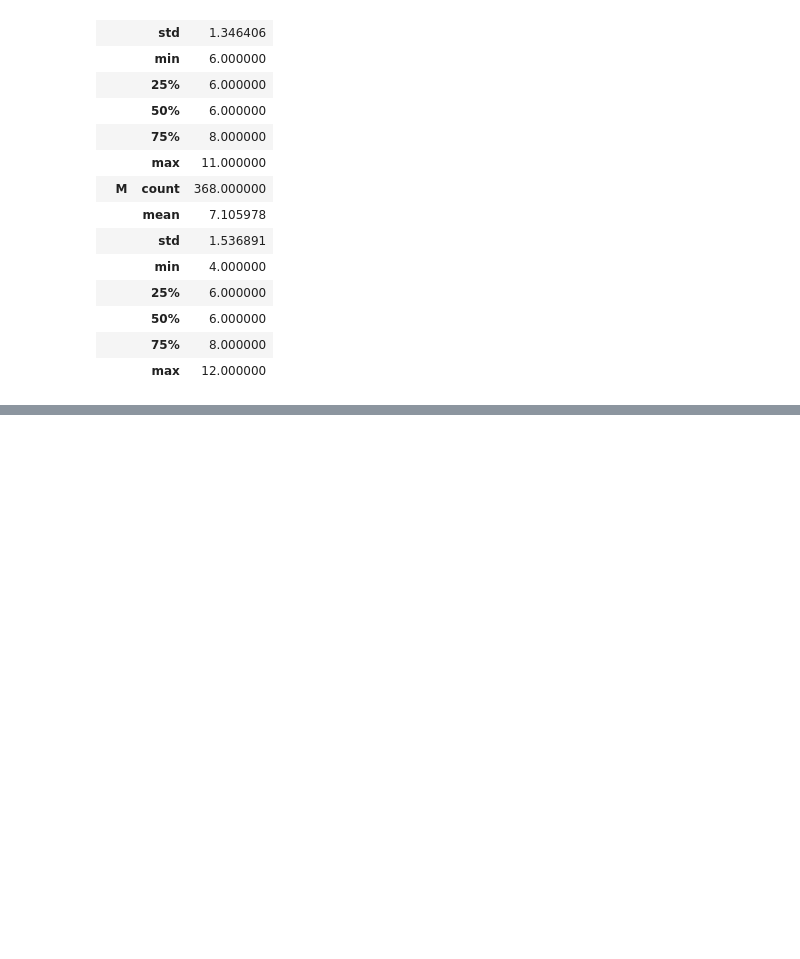
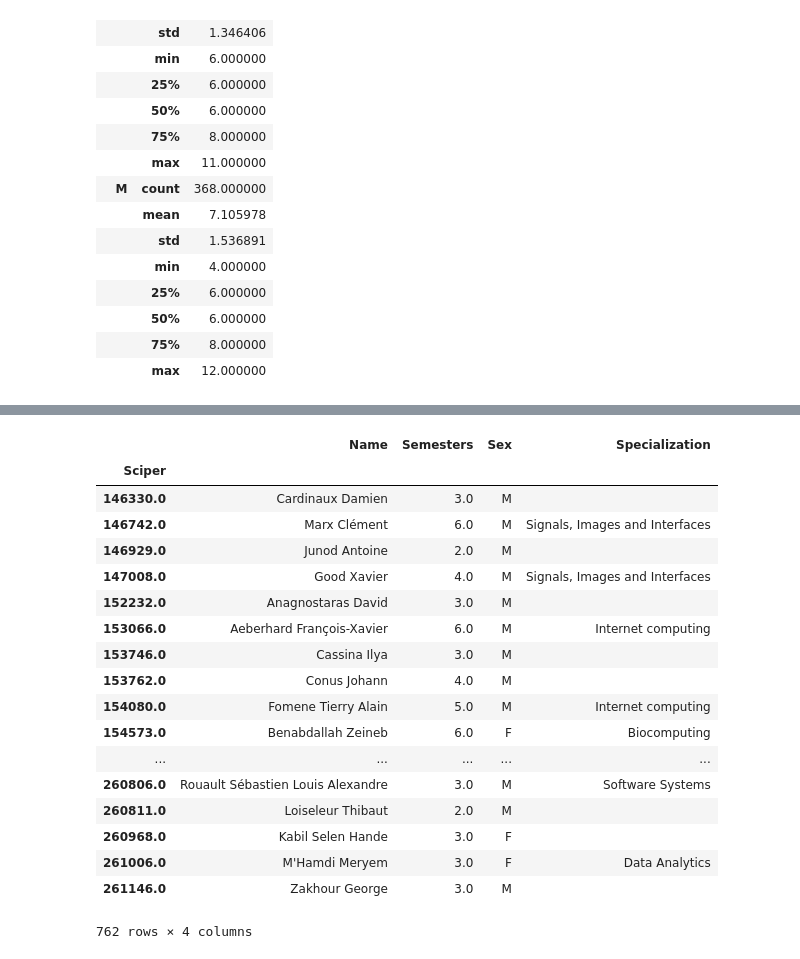
Before and after one commit to Bondzio/ADA_hw2016, a Jupyter notebook: 02 - Data from the Web/Homework2.ipynb, the cells around one changed output, grey strips where cells are left out. Saved outputs shown, nothing was run; the diff lists cells and outputs as text; code cells hidden in the pictures; blank space fills up the shorter version.

Commit message:
Analized master student dataset - statistical tests remaining

```diff
--- a/02 - Data from the Web/Homework2.ipynb
+++ b/02 - Data from the Web/Homework2.ipynb
@@ -29,5 +29,5 @@ r.text
 '<html><head><META http-equiv="Content-Type" content="text/html; charset=iso-8859-1"><div></div><title></title><script type="text/javascript" src="GEDPUBLICREPORTS.txt?ww_x_path=Gestac.Base.Palette_js ...
 # %%
 semester_bachelor=['Bachelor semestre 1','Bachelor semestre 2','Bachelor semestre 3','Bachelor semestre 4','Bachelor semestre 5','Bachelor semestre 6']
-semester_master=['Master semestre 1','Master semestre 2','Master semestre 3']
+semester_master=['Master semestre 1','Master semestre 2','Master semestre 3','Projet Master automne','Projet Master printemps']
 years=['2007-2008','2008-2009','2009-2010','2010-2011','2011-2012','2012-2013','2013-2014','2014-2015','2015-2016','2016-2017']
@@ -160,7 +165,7 @@ groups=total.groupby('Sciper')
 # %%
-final_df=pd.DataFrame({'Sciper':[],'Name':[],'Sex':[],'Semesters':[]})
+final_df_bachelor=pd.DataFrame({'Sciper':[],'Name':[],'Sex':[],'Semesters':[]})
 
-for student,group in groups:
+for student,group in groups_bachelor:
     first_year=group['Semester'].isin([1]).sum()
     last_year=group['Semester'].isin([6]).sum()
 
@@ -171,13 +176,12 @@ for student,group in groups:
         if sex=="Monsieur":
             sex='M'
         elif sex=="Madame":
-            print(1)
             sex='F'
         else:
             raise("Not existing sex")
         ser=pd.DataFrame({'Sciper':[student],'Name':[name],'Sex':[sex],'Semesters':[number_of_years]})
-        final_df=final_df.append(ser)
+        final_df_bachelor=final_df_bachelor.append(ser)
 
-final_df.set_index('Sciper')
+final_df_bachelor=final_df_bachelor.set_index('Sciper')
 #[t.get_group(x)['Semester'].isin([1]) for x in total['Sciper']]
 #df=total[[t.get_group(x)['Semester'].isin([1]) for x in total['Sciper']]]
@@ -241,0 +211,69 @@ final_df[['Sex','Semesters']].groupby('Sex').describe()
+# %%
+master_tables=[]
+for year in master_data:
+    for semester in master_data[year]:
+        master_tables.append(master_data[year][semester])
+total_master=pd.concat(master_tables,axis=0,join='outer')
+total_master=total_master.reset_index()
+groups_master=total_master.groupby('Sciper')
+# %%
+final_df_master=pd.DataFrame({'Sciper':[],'Name':[],'Sex':[],'Semesters':[],'Specialization':[]})
+
+for student,group in groups_master:
+
+    # Store the check variables
+    first_semester=group['Semester'].isin([1]).sum()
+    second_semester=group['Semester'].isin([2]).sum()
+    third_semester=group['Semester'].isin([3]).sum()
+    master_project_done=group['Semester'].isin([4]).sum()
+    mineur=group['Mineur'].fillna('').sum()!=''
+    specialization=group.Specialization.fillna(method='backfill').fillna(method='pad').fillna('').iloc[0]
+
+    # Store only the students with:
+    #   - first_semester and master_project_done
+    #   - first_semester and third_semester
+    #   - first_semester and second_semester and not mineur
+    check1=first_semester and master_project_done
+    check2=first_semester and third_semester
+    check3=first_semester and second_semester and not mineur
+
+
+
+    if check1 or check2 or check3:
+        number_of_years=group.shape[0]
+        name=group['Name'].iloc[0]
+        sex=group['Sex'].iloc[0]
+        if sex=="Monsieur":
+            sex='M'
+        elif sex=="Madame":
+            sex='F'
+        else:
+            raise("Not existing sex")
+        ser=pd.DataFrame({'Sciper':[student],'Name':[name],'Sex':[sex],'Semesters':[number_of_years],
+                         'Specialization':[specialization]})
+        final_df_master=final_df_master.append(ser)
+
+final_df_master=final_df_master.set_index('Sciper')
+final_df_master
+#[t.get_group(x)['Semester'].isin([1]) for x in total['Sciper']]
+#df=total[[t.get_group(x)['Semester'].isin([1]) for x in total['Sciper']]]
+# %% [output]
+|  | Name | Semesters | Sex | Specialization |
+| Sciper |  |  |  |  |
+| 146330.0 | Cardinaux Damien | 3.0 | M |  |
+| 146742.0 | Marx Clément | 6.0 | M | Signals, Images and Interfaces |
+| 146929.0 | Junod Antoine | 2.0 | M |  |
+| 147008.0 | Good Xavier | 4.0 | M | Signals, Images and Interfaces |
+| 152232.0 | Anagnostaras David | 3.0 | M |  |
+| 153066.0 | Aeberhard François-Xavier | 6.0 | M | Internet computing |
+| 153746.0 | Cassina Ilya | 3.0 | M |  |
+| 153762.0 | Conus Johann | 4.0 | M |  |
+| 154080.0 | Fomene Tierry Alain | 5.0 | M | Internet computing |
+| 154573.0 | Benabdallah Zeineb | 6.0 | F | Biocomputing |
+| ... | ... | ... | ... | ... |
+| 260806.0 | Rouault Sébastien Louis Alexandre | 3.0 | M | Software Systems |
+| 260811.0 | Loiseleur Thibaut | 2.0 | M |  |
+| 260968.0 | Kabil Selen Hande | 3.0 | F |  |
+| 261006.0 | M'Hamdi Meryem | 3.0 | F | Data Analytics |
+| 261146.0 | Zakhour George | 3.0 | M |  |
+762 rows × 4 columns
```
Also changed, not shown: parts of 11 cells of this notebook.
